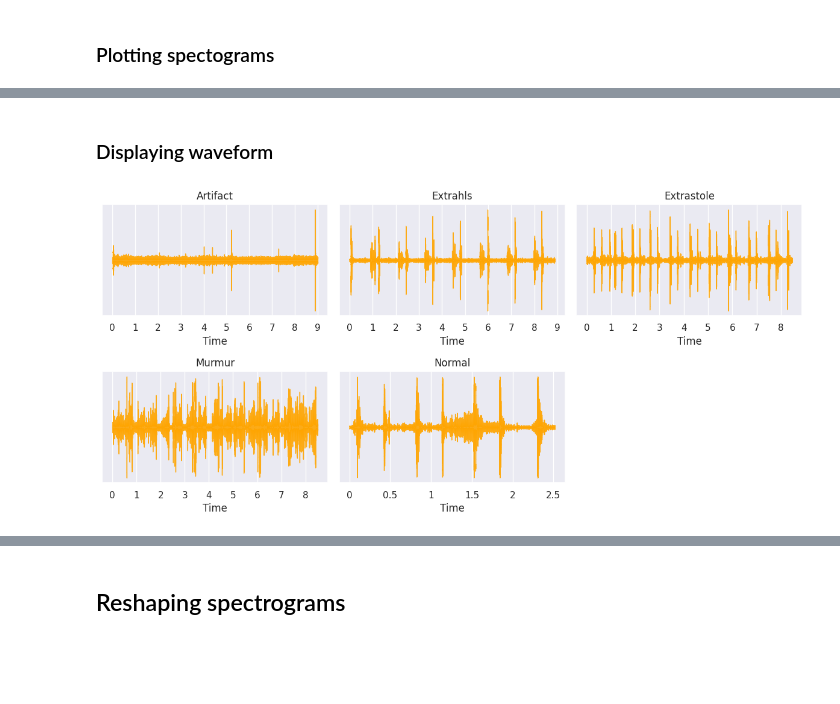
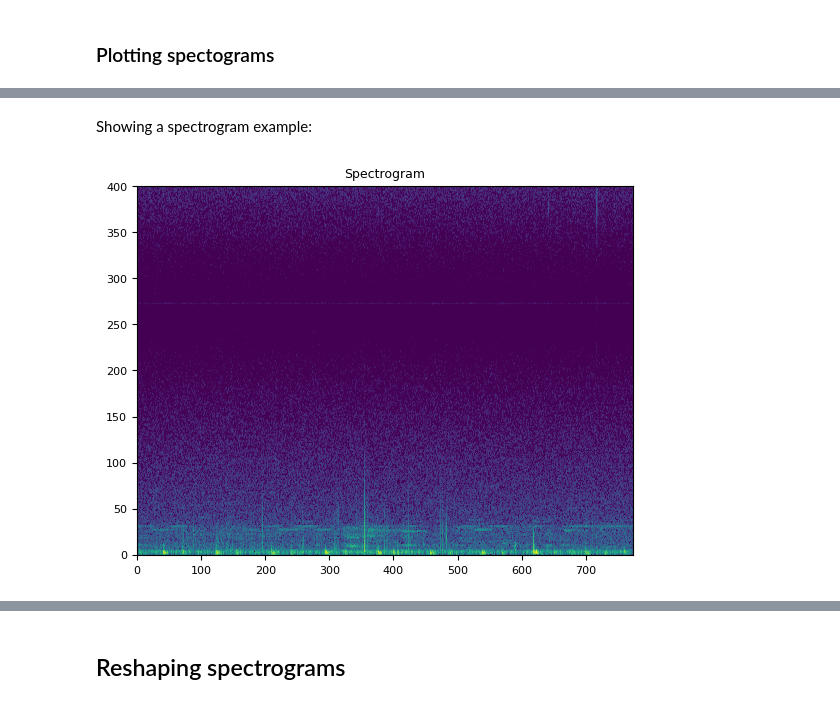
Before and after one commit to edcalderin/Heartbet-Sound-Anomaly-Detector, a Jupyter notebook: notebooks/exploration.ipynb, the cells around one changed output, grey strips where cells are left out. Drawn from its saved outputs; the diff is of its cells as text; code cells hidden in the pictures; blank space fills up the shorter version.

Commit message:
exploration with torchlib

```diff
--- a/notebooks/exploration.ipynb
+++ b/notebooks/exploration.ipynb
@@ -151,7 +151,7 @@ recording_by_group
 # %%
 def load_audio_from_groupby():
     for item in recording_by_group.itertuples():
-        y, sr = librosa.load(item.fname)
+        y, sr = torchaudio.load(item.fname)
         yield (item.label.title(), item.fname), (y, sr)
 # %%
 for (label, fname), (_, sr) in load_audio_from_groupby():
@@ -211,16 +179,31 @@ plt.show()
-# %% [markdown]
-### Displaying waveform
-# %%
-fig, axis = plt.subplots(2,3, figsize=(15, 6))
-plt.subplots_adjust(wspace=0.05, hspace=0.5)
-axis = axis.flatten()
-
-for ((label, _), (y, sr)), ax in zip(load_audio_from_groupby(), axis):
-    librosa.display.waveshow(y, sr=sr, ax=ax, color='orange', alpha=.9)
-    ax.set_title(label)
-    ax.set_yticks([])
-
-axis[-1].axis('off')
-plt.show()
-# %% [output]
-[figure, removed]
+# %%
+def plot_waveform(waveform, sr, ax, title='Waveform'):
+    waveform = waveform.numpy()
+
+    _, num_frames = waveform.shape
+    time_axis = torch.arange(0, num_frames) / sr
+
+    ax.plot(time_axis, waveform[0], linewidth=1)
+    ax.grid(True)
+    ax.set_xlim([0, time_axis[-1]])
+    ax.set_title(title, fontsize=9)
+    ax.tick_params(axis='both', labelsize=8)
+
+def plot_spectrogram(transform_fn, waveform, ax=None):
+    spect_db = transform_fn(waveform)
+    if ax==None:
+        _, ax = plt.subplots(1,1)
+    ax.imshow(librosa.power_to_db(spect_db[0]), interpolation='nearest', origin='lower', aspect='auto')
+    ax.set_title('Spectrogram', fontsize=9)
+    ax.grid(False)
+    ax.tick_params(axis='both', labelsize=8)
+# %% [markdown]
+Showing a spectrogram example:
+# %%
+transform = torchaudio.transforms.Spectrogram(n_fft=800)
+
+waveform, sr = torchaudio.load(recording_by_group.query('label=="extrahls"').fname.values[0])
+plot_spectrogram(transform, waveform)
+plt.show()
+# %% [output]
+[figure, added]
```
Also changed, not shown: parts of 14 cells of this notebook, 2 other files.
